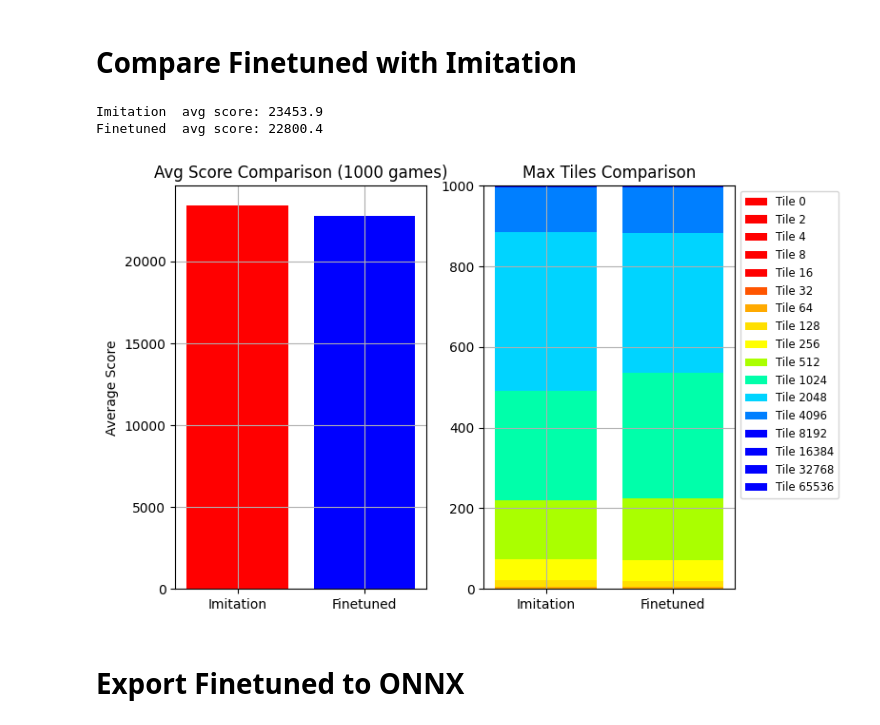
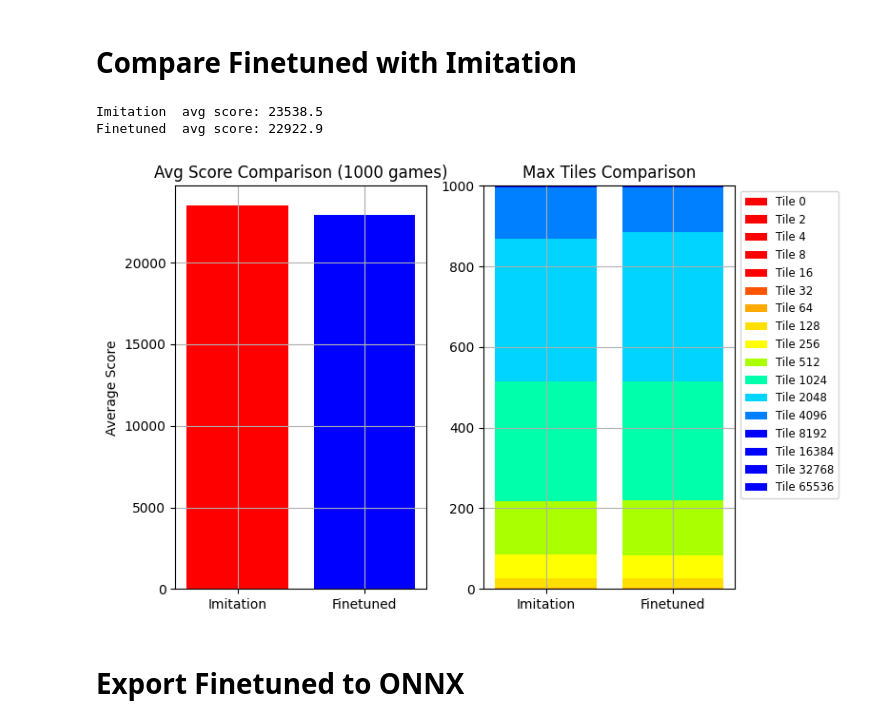
Before and after one commit to angelazqian/2048-AI, a Jupyter notebook: model/imitation.ipynb, the cells around one changed output. Saved outputs shown, nothing was run; the diff lists cells and outputs as text; code cells hidden in the pictures.

```diff
--- a/model/imitation.ipynb
+++ b/model/imitation.ipynb
@@ -15,12 +15,12 @@ import os
 BOARD_SIZE = 4
 ACTIONS = [0, 1, 2, 3]  # up,right, down, left
 
-def add_tile(board):
+def add_tile(board, rng=random):
     empty = list(zip(*np.where(board == 0)))
     if not empty:   # no empty cells
         return board
-    y, x = random.choice(empty)
-    board[y][x] = 1 if random.random() < 0.9 else 2
+    y, x = rng.choice(empty)
+    board[y][x] = 1 if rng.random() < 0.9 else 2
     return board
 
 def move_right(board):
@@ -70,9 +70,12 @@ def is_game_over(board):
     return True
 
 class Game2048Env:
+    def __init__(self, seed=None):
+        self.rng = random if seed is None else random.Random(seed)
+
     def reset(self):
         self.board = np.zeros((BOARD_SIZE, BOARD_SIZE), dtype=int)
-        self.board = add_tile(add_tile(self.board))
+        self.board = add_tile(add_tile(self.board, self.rng), self.rng)
         return self.get_state()
 
     def step(self, action):
@@ -81,7 +84,7 @@ class Game2048Env:
         self.board, reward = move(self.board, action)
         changed = not np.array_equal(self.board, old_board)
         if changed: # only add a tile if the board changed
-            self.board = add_tile(self.board)
+            self.board = add_tile(self.board, self.rng)
         # new_max_tile = np.max(self.board)
         # reward = (new_max_tile > old_max_tile)  # reward for increasing max tile, small reward for merging
         done = is_game_over(self.board)
@@ -608,6 +611,7 @@ compare_models = {
     "Finetuned": "saved_models/finetuned.pth",
 }
 compare_games = 1000
+EVAL_SEED = 2048   # game g uses seed EVAL_SEED + g: same start for every model, different across games, same on rerun
 
 def run_eval(net, num_games=100):
     net.eval()
@@ -615,7 +619,7 @@ def run_eval(net, num_games=100):
     tile_dist = np.zeros(17, dtype=int)
     with torch.no_grad():
         for g in range(num_games):
-            env = Game2048Env()
+            env = Game2048Env(seed=EVAL_SEED + g)
             state = env.reset()
             done = False
             score = 0
@@ -635,40 +639,39 @@ compare_dists = []
 for name, path in compare_models.items():
     net = CNN(output_dim=output_dim)
     net.load_state_dict(torch.load(path))
-    random.seed(2048); np.random.seed(2048)
     avg, dist = run_eval(net, num_games=compare_games)
     compare_scores.append(avg)
     compare_dists.append(dist)
     print(f"{name:10s} avg score: {avg:.1f}")
 
 names = list(compare_models.keys())
 x = np.arange(len(names))
 fig, (ax1, ax2) = plt.subplots(1, 2, figsize=(8, 5))
 
 ax1.bar(names, compare_scores, color=["red", "blue"][:len(names)])
 ax1.set_ylabel("Average Score")
 ax1.set_title(f"Avg Score Comparison ({compare_games} games)")
 ax1.grid(True)
 
 dist_arr = np.stack(compare_dists, axis=1)   # (17 tiles, n_models)
 bottom = np.zeros(len(names))
 for i in range(17):
     label = "Tile 0" if i == 0 else f"Tile {2**i}"
     ax2.bar(x, dist_arr[i], bottom=bottom, label=label, color=colors[i])
     bottom += dist_arr[i]
 ax2.set_xticks(x)
 ax2.set_xticklabels(names)
 ax2.set_title("Max Tiles Comparison")
 ax2.legend(bbox_to_anchor=(1, 1), loc="upper left", fontsize="small")
 ax2.grid(True)
 ax2.set_ylim(0, compare_games)
 
 plt.tight_layout()
 plt.show()
 # %% [output]
-Imitation  avg score: 23453.9
-Finetuned  avg score: 22800.4
+Imitation  avg score: 23538.5
+Finetuned  avg score: 22922.9
-[figure, old version]
+[figure, new version]
 # %% [markdown]
 # Export Finetuned to ONNX
 # %%
```
Also changed, not shown: 7 other files.
